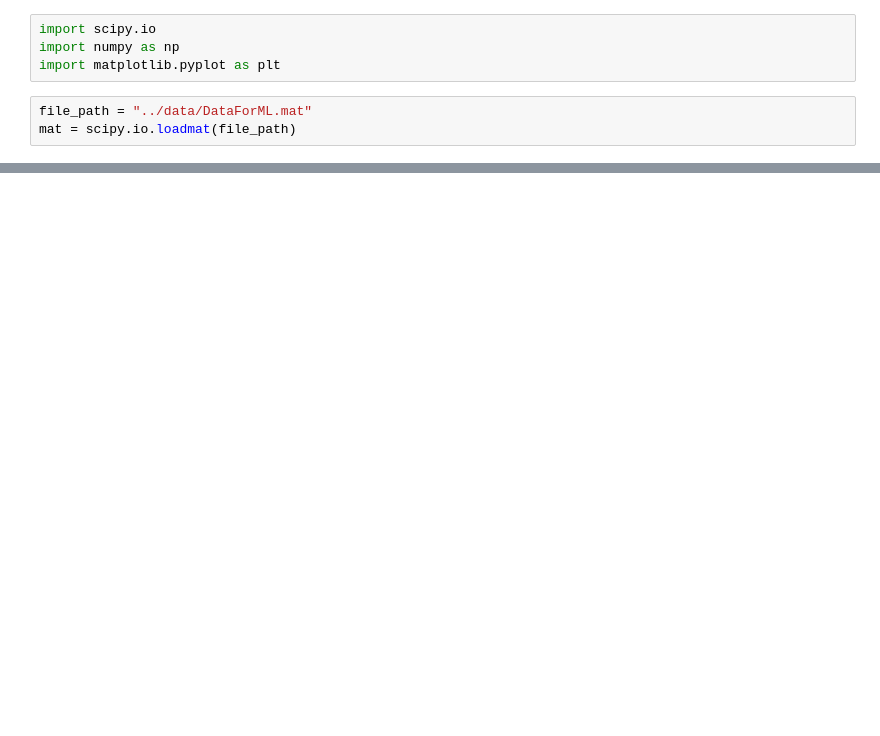
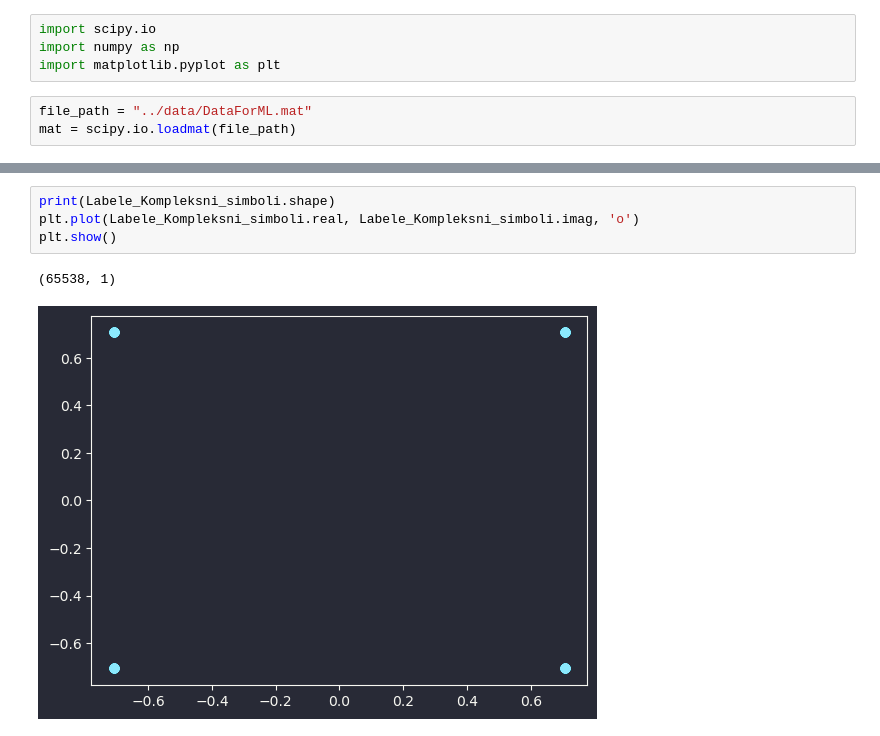
Before and after one commit to MatejaStojkovic/OTE_ETF_2023_project, a Jupyter notebook: src/notebook.ipynb, the cells around one changed output, grey strips where cells are left out. Drawn from its saved outputs; the diff is of its cells as text; blank space fills up the shorter version.

```diff
--- a/src/notebook.ipynb
+++ b/src/notebook.ipynb
@@ -45,3 +44,10 @@ Simboli_na_prijemu_uzorak
 (8, 65538)
 (8, 65538)
 (8, 65538)
+# %%
+print(Labele_Kompleksni_simboli.shape)
+plt.plot(Labele_Kompleksni_simboli.real, Labele_Kompleksni_simboli.imag, 'o')
+plt.show()
+# %% [output]
+(65538, 1)
+[figure, added]
```
Also changed, not shown: parts of 6 cells of this notebook.
